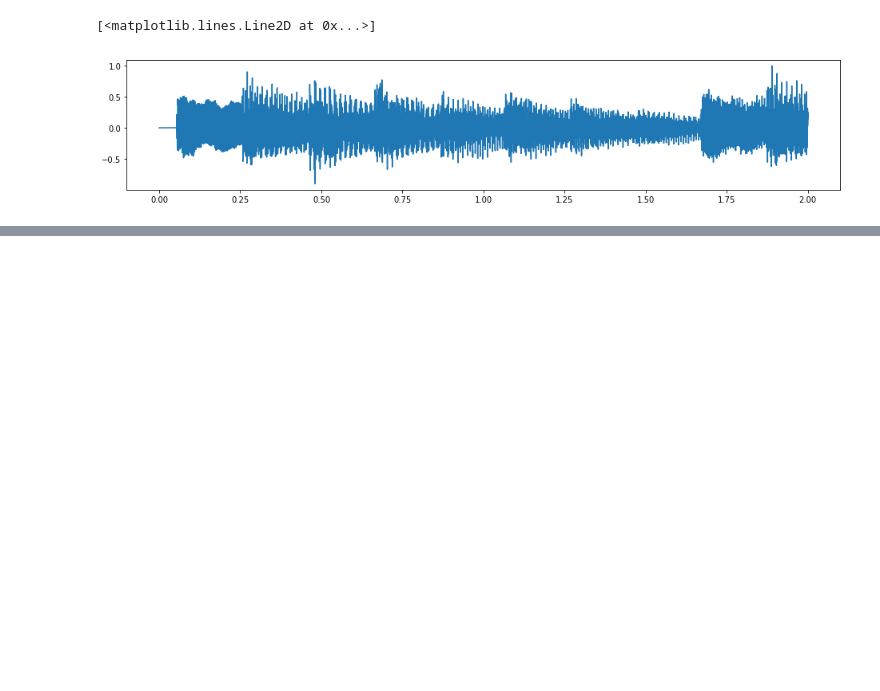
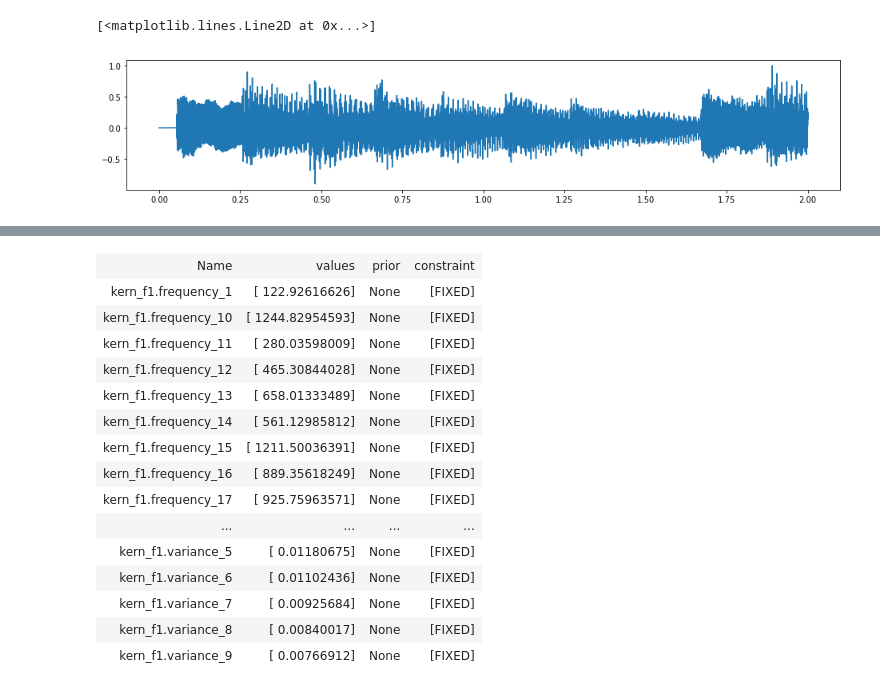
Before and after one commit to PabloAlvarado/gpitch, a Jupyter notebook: scripts/demos/notebooks/svi/demo_pitch_detection_all_88.ipynb, the cells around one changed output, grey strips where cells are left out. Drawn from its saved outputs; the diff is of its cells as text; code cells hidden in the pictures; blank space fills up the shorter version.

```diff
--- a/scripts/demos/notebooks/svi/demo_pitch_detection_all_88.ipynb
+++ b/scripts/demos/notebooks/svi/demo_pitch_detection_all_88.ipynb
@@ -114,0 +125,20 @@ TypeError: 'NoneType' object has no attribute '__getitem__'
+# %%
+mloo.kern_f1.fixed = True
+mloo.kern_f1
+# %% [output]
+| Name | values | prior | constraint |
+| kern_f1.frequency_1 | [ 122.92616626] | None | [FIXED] |
+| kern_f1.frequency_10 | [ 1244.82954593] | None | [FIXED] |
+| kern_f1.frequency_11 | [ 280.03598009] | None | [FIXED] |
+| kern_f1.frequency_12 | [ 465.30844028] | None | [FIXED] |
+| kern_f1.frequency_13 | [ 658.01333489] | None | [FIXED] |
+| kern_f1.frequency_14 | [ 561.12985812] | None | [FIXED] |
+| kern_f1.frequency_15 | [ 1211.50036391] | None | [FIXED] |
+| kern_f1.frequency_16 | [ 889.35618249] | None | [FIXED] |
+| kern_f1.frequency_17 | [ 925.75963571] | None | [FIXED] |
+| ... | ... | ... | ... |
+| kern_f1.variance_5 | [ 0.01180675] | None | [FIXED] |
+| kern_f1.variance_6 | [ 0.01102436] | None | [FIXED] |
+| kern_f1.variance_7 | [ 0.00925684] | None | [FIXED] |
+| kern_f1.variance_8 | [ 0.00840017] | None | [FIXED] |
+| kern_f1.variance_9 | [ 0.00766912] | None | [FIXED] |
```
Also changed, not shown: parts of 6 cells of this notebook, 1 other file.
